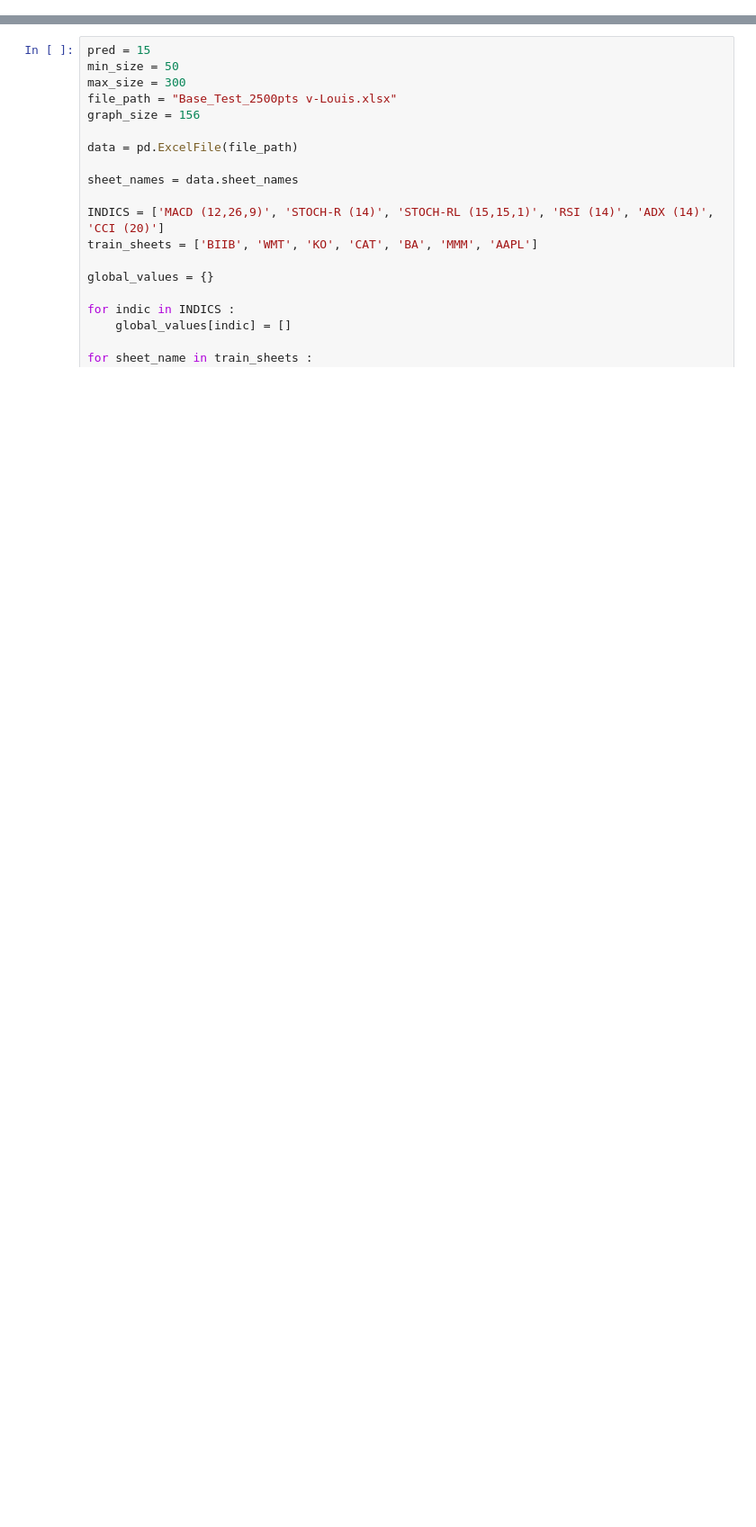
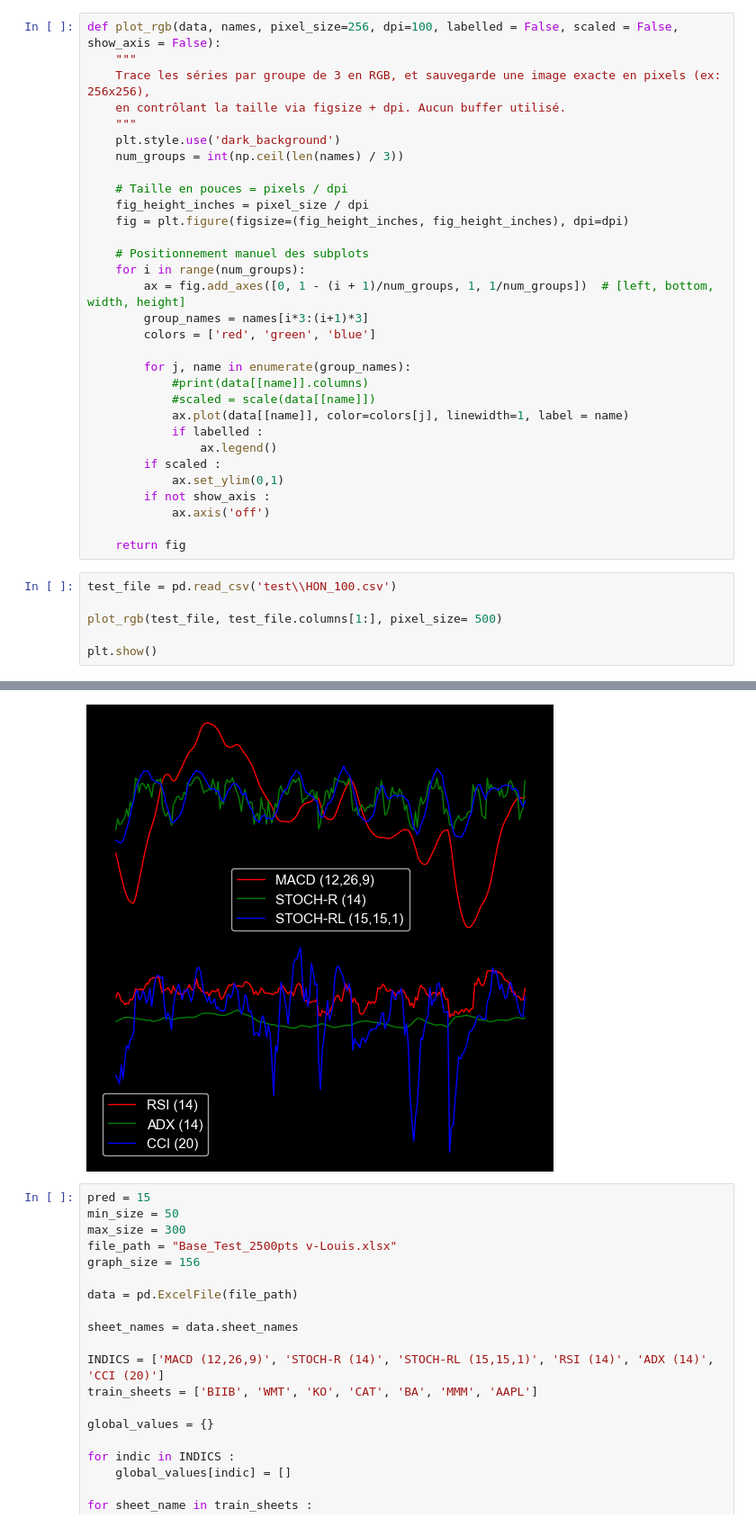
Before and after one commit to iduin/indicator-forecasting, a Jupyter notebook: data_processing.ipynb, the cells around one changed output, grey strips where cells are left out. Shown at 90% size. Saved outputs shown, nothing was run; the diff lists cells and outputs as text; blank space fills up the shorter version.

```diff
--- a/data_processing.ipynb
+++ b/data_processing.ipynb
@@ -32,0 +53,38 @@ from torch.utils.data import Dataset, DataLoader
+# %%
+def plot_rgb(data, names, pixel_size=256, dpi=100, labelled = False, scaled = False, show_axis = False):
+    """
+    Trace les séries par groupe de 3 en RGB, et sauvegarde une image exacte en pixels (ex: 256x256),
+    en contrôlant la taille via figsize + dpi. Aucun buffer utilisé.
+    """
+    plt.style.use('dark_background')
+    num_groups = int(np.ceil(len(names) / 3))
+
+    # Taille en pouces = pixels / dpi
+    fig_height_inches = pixel_size / dpi
+    fig = plt.figure(figsize=(fig_height_inches, fig_height_inches), dpi=dpi)
+
+    # Positionnement manuel des subplots
+    for i in range(num_groups):
+        ax = fig.add_axes([0, 1 - (i + 1)/num_groups, 1, 1/num_groups])  # [left, bottom, width, height]
+        group_names = names[i*3:(i+1)*3]
+        colors = ['red', 'green', 'blue']
+
+        for j, name in enumerate(group_names):
+            #print(data[[name]].columns)
+            #scaled = scale(data[[name]])
+            ax.plot(data[[name]], color=colors[j], linewidth=1, label = name)
+            if labelled :
+                ax.legend()
+        if scaled :
+            ax.set_ylim(0,1)
+        if not show_axis :
+            ax.axis('off')
+
+    return fig
+# %%
+test_file = pd.read_csv('test\\HON_100.csv')
+
+plot_rgb(test_file, test_file.columns[1:], pixel_size= 500)
+
+plt.show()
+# %% [output]
@@ -33,3 +102,4 @@ from torch.utils.data import Dataset, DataLoader
+[figure, added]
 # %%
 pred = 15
 min_size = 50
```
Also changed, not shown: parts of 13 cells of this notebook, 1 other file.
